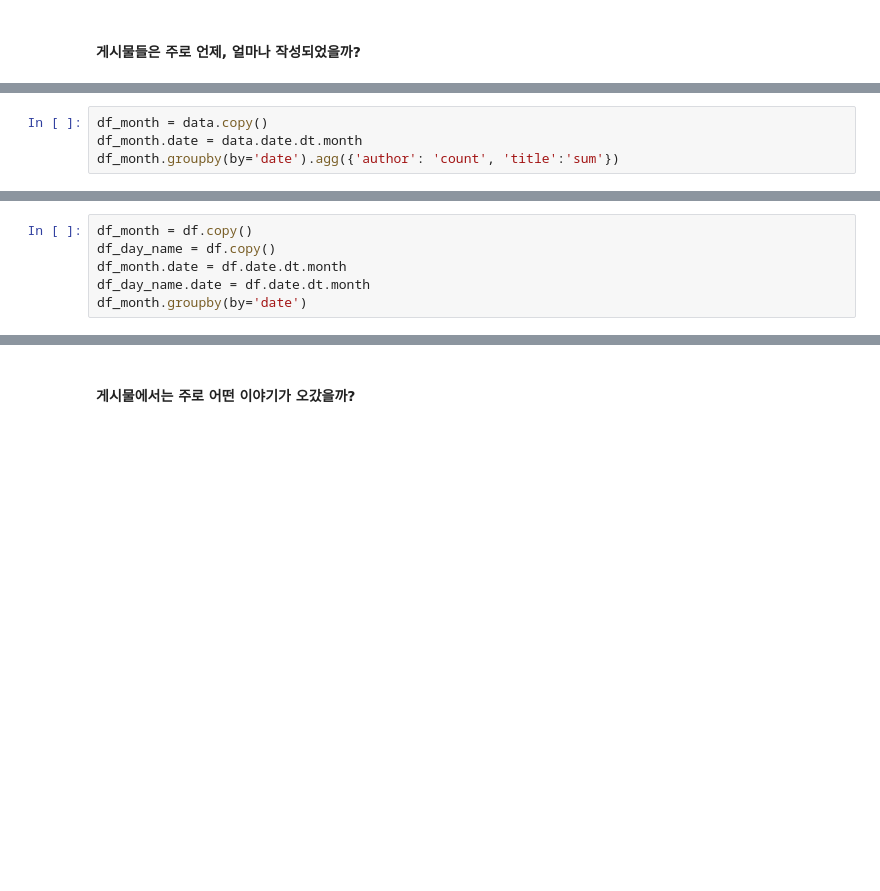
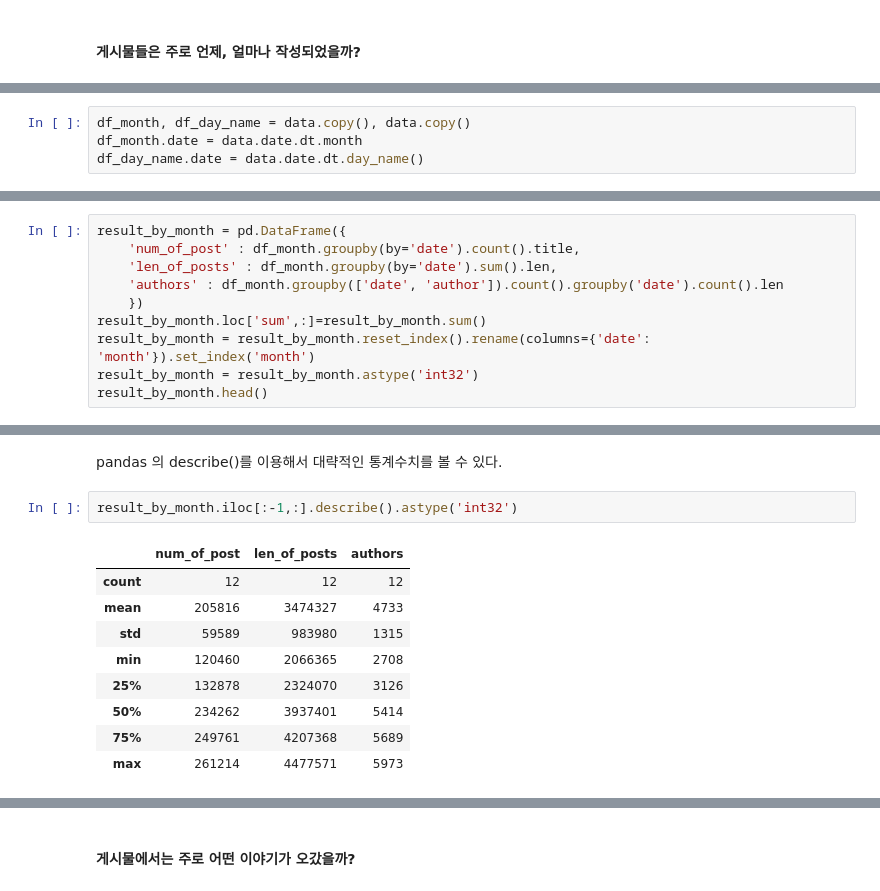
Before and after one commit to GwiHwan-Go/Detect_SC, a Jupyter notebook: Data_Analysis.ipynb, the cells around one changed output, grey strips where cells are left out. Cells and saved outputs as stored; diff of their text form; blank space fills up the shorter version.

```diff
--- a/Data_Analysis.ipynb
+++ b/Data_Analysis.ipynb
@@ -428,4 +431,4 @@ data.date = pd.to_datetime(data.date)
 # %%
-df_month = data.copy()
+df_month, df_day_name = data.copy(), data.copy()
 df_month.date = data.date.dt.month
-df_month.groupby(by='date').agg({'author': 'count', 'title':'sum'})
+df_day_name.date = data.date.dt.day_name()
@@ -450,6 +434,0 @@ df
-# %%
-df_month = df.copy()
-df_day_name = df.copy()
-df_month.date = df.date.dt.month
-df_day_name.date = df.date.dt.month
-df_month.groupby(by='date')
@@ -504,0 +443,10 @@ df.date = data.date.dt.month
+# %%
+result_by_month = pd.DataFrame({
+    'num_of_post' : df_month.groupby(by='date').count().title,
+    'len_of_posts' : df_month.groupby(by='date').sum().len,
+    'authors' : df_month.groupby(['date', 'author']).count().groupby('date').count().len
+    })
+result_by_month.loc['sum',:]=result_by_month.sum()
+result_by_month = result_by_month.reset_index().rename(columns={'date': 'month'}).set_index('month')
+result_by_month = result_by_month.astype('int32')
+result_by_month.head()
@@ -504,0 +461,14 @@ df.date = data.date.dt.month
+# %% [markdown]
+pandas 의 describe()를 이용해서 대략적인 통계수치를 볼 수 있다.
+# %%
+result_by_month.iloc[:-1,:].describe().astype('int32')
+# %% [output]
+|  | num_of_post | len_of_posts | authors |
+| count | 12 | 12 | 12 |
+| mean | 205816 | 3474327 | 4733 |
+| std | 59589 | 983980 | 1315 |
+| min | 120460 | 2066365 | 2708 |
+| 25% | 132878 | 2324070 | 3126 |
+| 50% | 234262 | 3937401 | 5414 |
+| 75% | 249761 | 4207368 | 5689 |
+| max | 261214 | 4477571 | 5973 |
```
Also changed, not shown: parts of 29 cells of this notebook.
